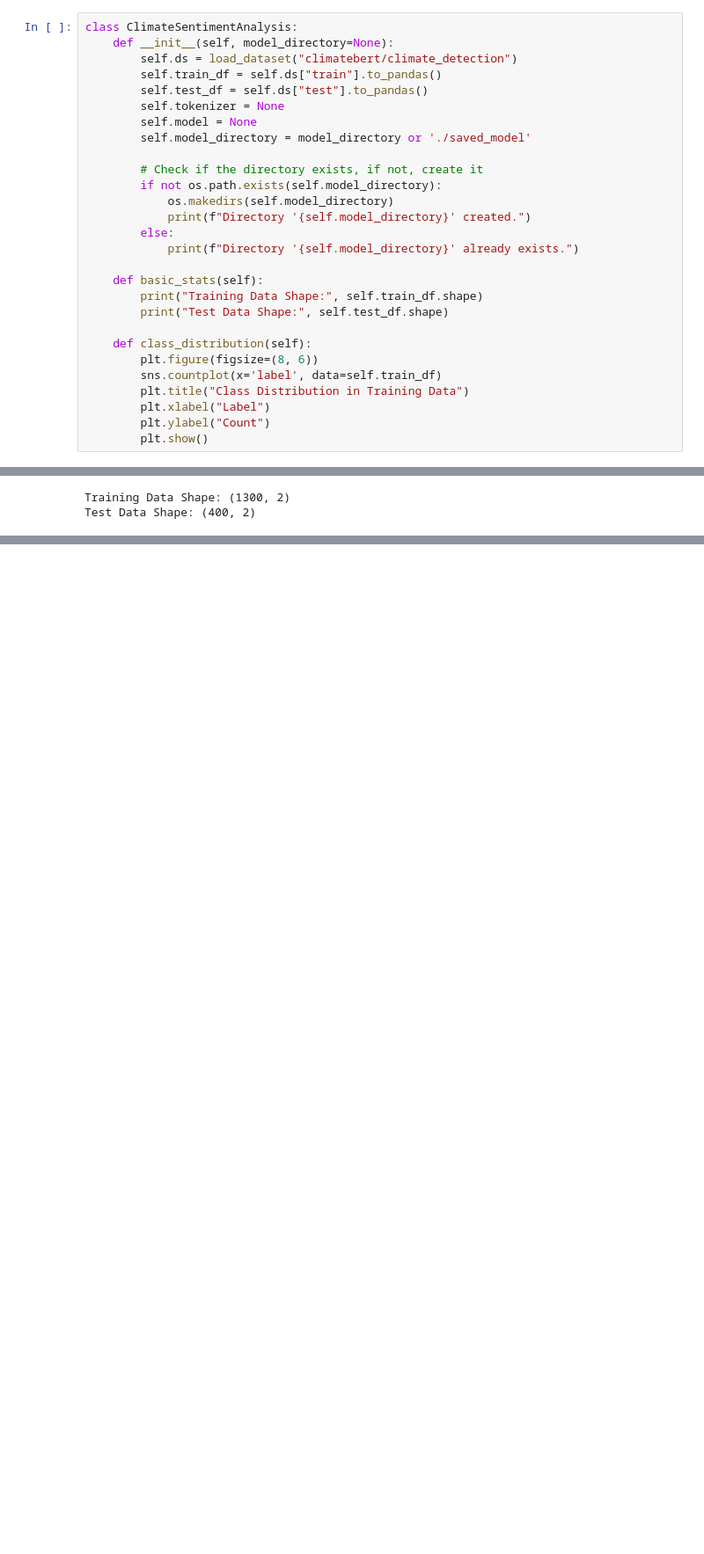
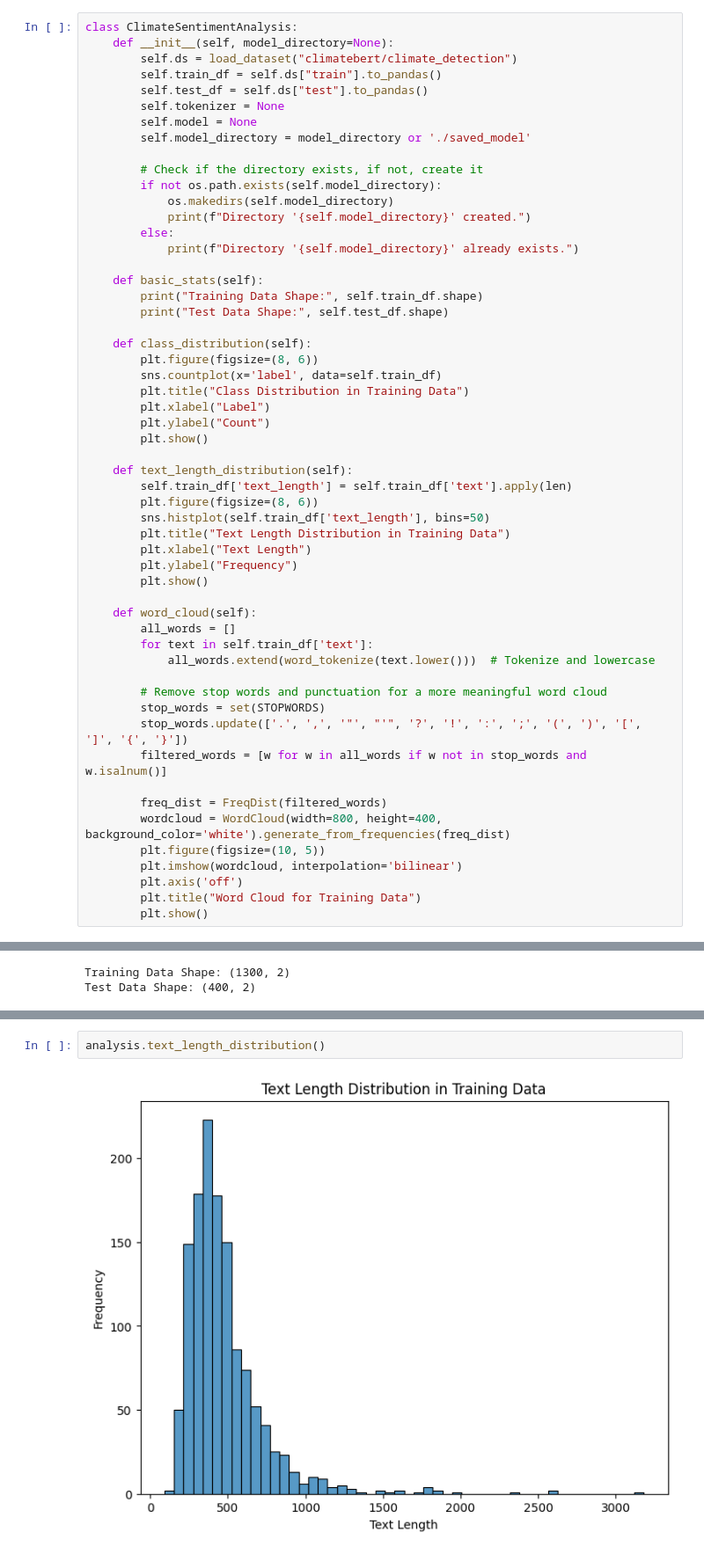
Before and after one commit to harsha5428/LLM, a Jupyter notebook: Assign3_final.ipynb, the cells around one changed output, grey strips where cells are left out. Shown: that part at 88% size. Cells and saved outputs as stored; diff of their text form; blank space fills up the shorter version.

```diff
--- a/Assign3_final.ipynb
+++ b/Assign3_final.ipynb
@@ -65,6 +72,33 @@ class ClimateSentimentAnalysis:
         plt.xlabel("Label")
         plt.ylabel("Count")
         plt.show()
+
+    def text_length_distribution(self):
+        self.train_df['text_length'] = self.train_df['text'].apply(len)
+        plt.figure(figsize=(8, 6))
+        sns.histplot(self.train_df['text_length'], bins=50)
+        plt.title("Text Length Distribution in Training Data")
+        plt.xlabel("Text Length")
+        plt.ylabel("Frequency")
+        plt.show()
+
+    def word_cloud(self):
+        all_words = []
+        for text in self.train_df['text']:
+            all_words.extend(word_tokenize(text.lower()))  # Tokenize and lowercase
+
+        # Remove stop words and punctuation for a more meaningful word cloud
+        stop_words = set(STOPWORDS)
+        stop_words.update(['.', ',', '"', "'", '?', '!', ':', ';', '(', ')', '[', ']', '{', '}'])
+        filtered_words = [w for w in all_words if w not in stop_words and w.isalnum()]
+
+        freq_dist = FreqDist(filtered_words)
+        wordcloud = WordCloud(width=800, height=400, background_color='white').generate_from_frequencies(freq_dist)
+        plt.figure(figsize=(10, 5))
+        plt.imshow(wordcloud, interpolation='bilinear')
+        plt.axis('off')
+        plt.title("Word Cloud for Training Data")
+        plt.show()
 # %%
 analysis = ClimateSentimentAnalysis(model_directory='/saved_model')
 # %% [output]
@@ -78,3 +112,7 @@ Test Data Shape: (400, 2)
 analysis.class_distribution()
 # %% [output]
 [figure]
+# %%
+analysis.text_length_distribution()
+# %% [output]
+[figure, added]
```
Also changed, not shown: parts of 2 cells of this notebook.
